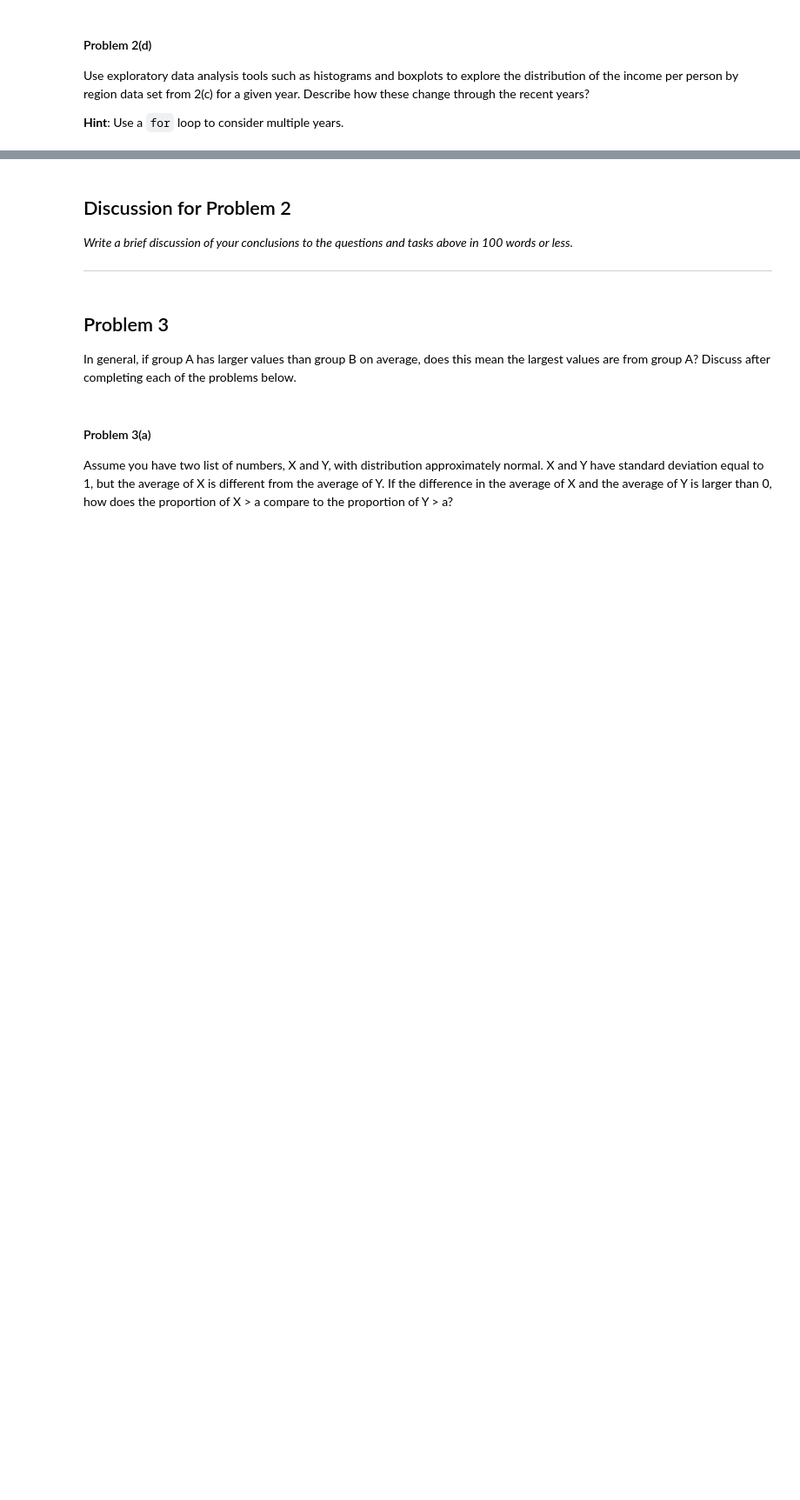
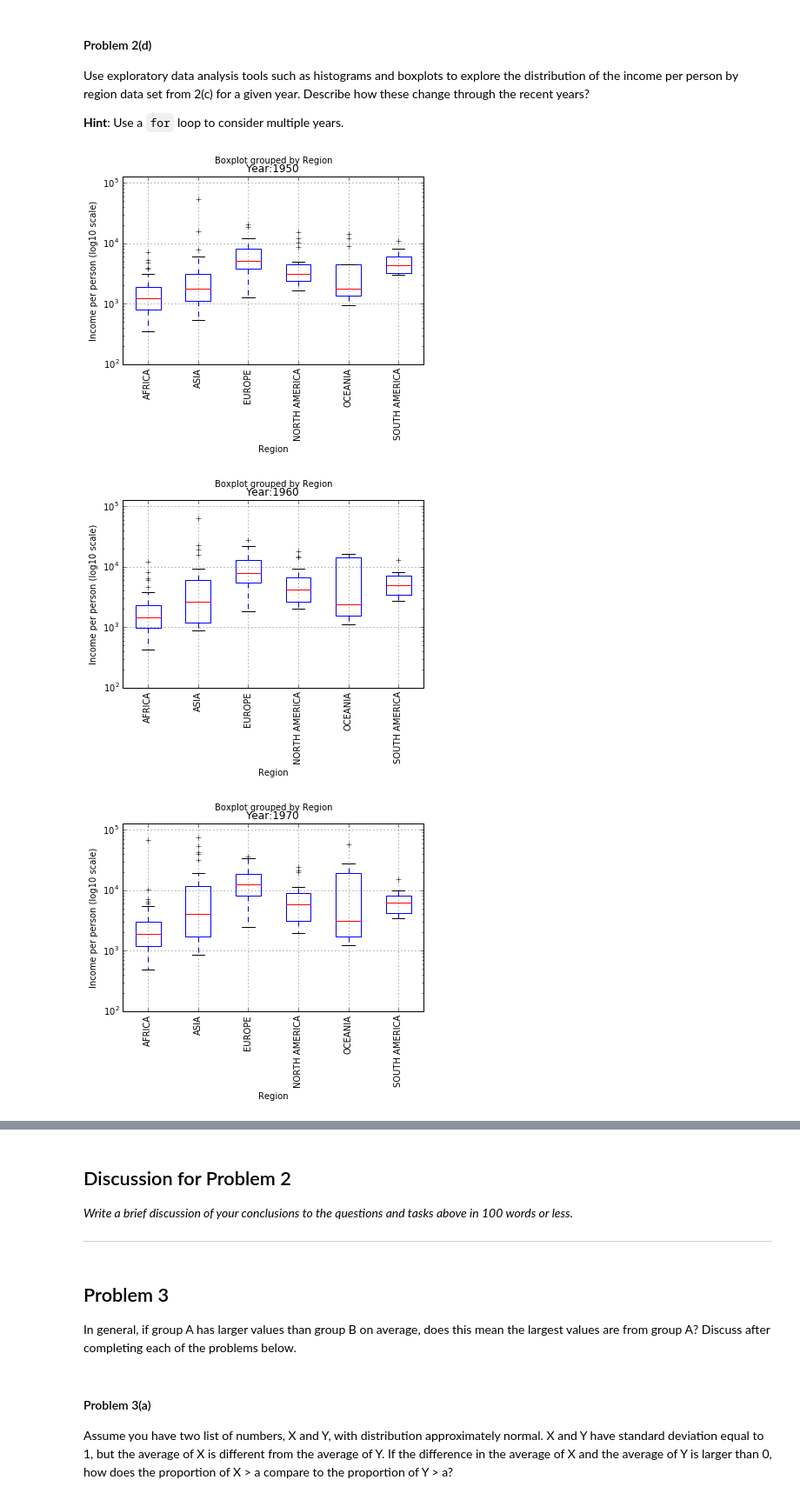
Before and after one commit to suyashSax/CS-109, a Jupyter notebook: Week 2/HW 1.ipynb, the cells around one changed output, grey strips where cells are left out. Shown at 87% size. Drawn from its saved outputs; the diff is of its cells as text; code cells hidden in the pictures; blank space fills up the shorter version.

```diff
--- a/Week 2/HW 1.ipynb
+++ b/Week 2/HW 1.ipynb
@@ -241,3 +239,6 @@ Using the list of countries by continent from [World Atlas](http://www.worldatla
+# %%
+#your code here
+countries = pd.read_csv("https://raw.githubusercontent.com/cs109/2014_data/master/countries.csv")
 # %% [markdown]
 Using the [data available on Gapminder](http://www.gapminder.org/data/), load in the [Income per person (GDP/capita, PPP$ inflation-adjusted)](https://spreadsheets.google.com/pub?key=phAwcNAVuyj1jiMAkmq1iMg&gid=0) as a pandas DataFrame and name this data set as `income`.
 
@@ -283,3 +355,12 @@ Example
 >>> mergeByYear(2010)
 """
 #your code here
+
+def mergeByYear(year, toggle=False):
+    if toggle:
+        df = pd.DataFrame(income.ix[year].values, columns = [year])
+    else:
+        df = pd.DataFrame(income.ix[year].values, columns = ["Income"])
+    df["Country"] = income.columns
+    result = df.merge(countries, on=["Country"], how="inner")
+    return result
@@ -293,0 +382,16 @@ Use exploratory data analysis tools such as histograms and boxplots to explore t
+# %%
+#your code here
+
+years = np.arange(1950, 2020, 10)
+
+for yr in years:
+    df = mergeByYear(yr)
+    df.boxplot('Income', by = 'Region', rot = 90)
+    plt.title("Year:" + str(yr))
+    plt.ylabel('Income per person (log10 scale)')
+    plt.ylim(10**2, 10.5 **5)
+    plt.yscale('log')
+# %% [output]
+[figure, added]
+[figure, added]
+[figure, added]
```
Also changed, not shown: parts of 13 cells of this notebook.
